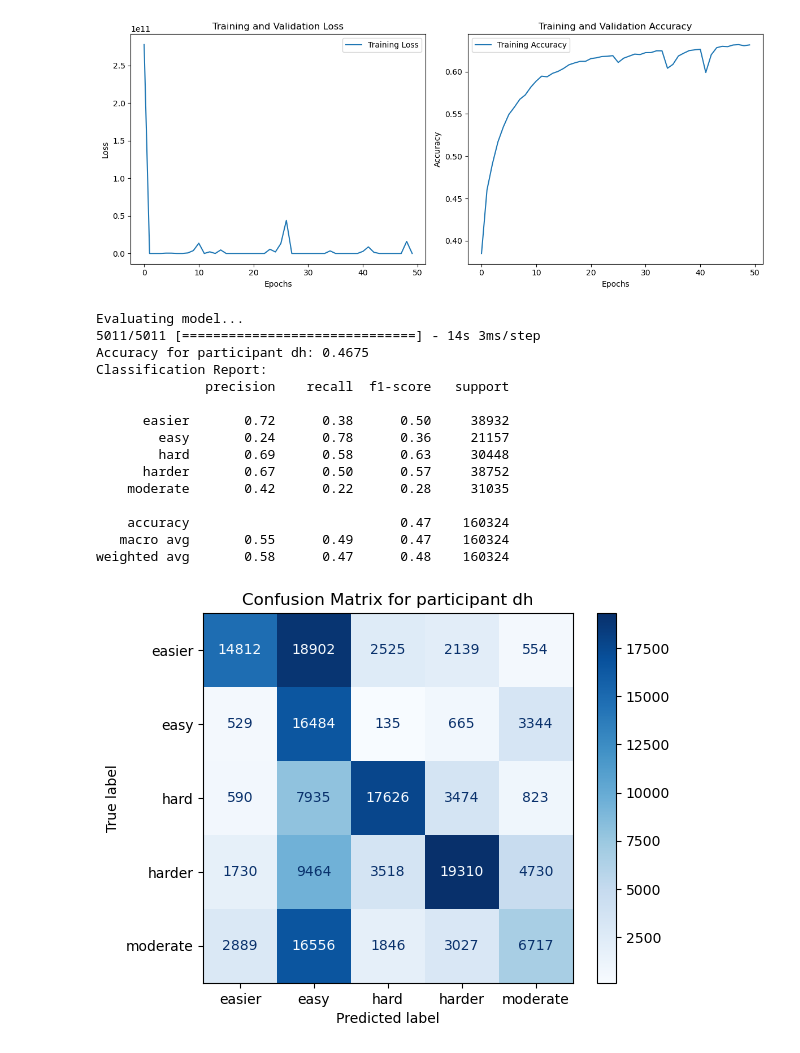
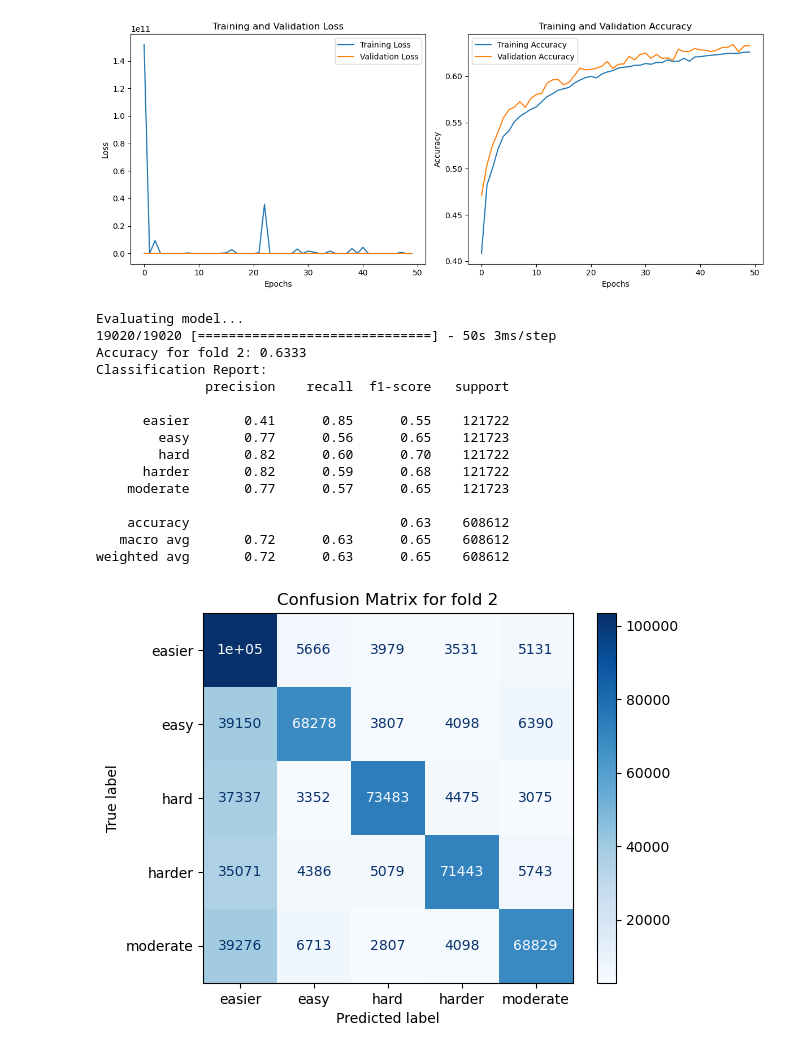
Before and after one commit to ipcarepi/ML-Models, a Jupyter notebook: LSTM execution.ipynb, the cells around one changed output. Saved outputs shown, nothing was run; the diff lists cells and outputs as text; code cells hidden in the pictures.

Commit message:
3-fold

```diff
--- a/LSTM execution.ipynb
+++ b/LSTM execution.ipynb
@@ -168,6 +168,11 @@ def loso_evaluation(X, y, participants, n_classes, hyperparameters):
         X_train, X_test = X[train_index], X[test_index]
         y_train, y_test = y[train_index], y[test_index]
 
+        # Validation split from the train set
+        val_split_idx = int(0.8 * len(X_train))  # 80% train, 20% validation
+        X_train, X_val = X_train[:val_split_idx], X_train[val_split_idx:]
+        y_train, y_val = y_train[:val_split_idx], y_train[val_split_idx:]
+
         model = create_advanced_lstm_model(
             input_shape=(X_train.shape[1], X_train.shape[2]),
             n_classes=n_classes,
@@ -178,6 +183,7 @@ def loso_evaluation(X, y, participants, n_classes, hyperparameters):
 
         le = LabelEncoder()
         y_train_cat = to_categorical(le.fit_transform(y_train))
+        y_val_cat = to_categorical(le.transform(y_val))
         y_test_cat = to_categorical(le.transform(y_test))
 
         # EarlyStopping 콜백 추가
@@ -188,10 +194,9 @@ def loso_evaluation(X, y, participants, n_classes, hyperparameters):
                             y_train_cat,
                             epochs=hyperparameters['epochs'],
                             batch_size=hyperparameters['batch_size'],
+                            validation_data=(X_val, y_val_cat),
                             callbacks=[early_stopping],
                             verbose=0)
-
-        print(history)
 
         # 학습 그래프 그리기
         plt.figure(figsize=(12, 5))
@@ -199,7 +204,7 @@ def loso_evaluation(X, y, participants, n_classes, hyperparameters):
         # Loss 그래프
         plt.subplot(1, 2, 1)
         plt.plot(history.history['loss'], label='Training Loss')
-        #plt.plot(history.history['val_loss'], label='Validation Loss')
+        plt.plot(history.history['val_loss'], label='Validation Loss')
         plt.xlabel('Epochs')
         plt.ylabel('Loss')
         plt.title('Training and Validation Loss')
@@ -208,7 +213,7 @@ def loso_evaluation(X, y, participants, n_classes, hyperparameters):
         # Accuracy 그래프
         plt.subplot(1, 2, 2)
         plt.plot(history.history['accuracy'], label='Training Accuracy')
-        #plt.plot(history.history['val_accuracy'], label='Validation Accuracy')
+        plt.plot(history.history['val_accuracy'], label='Validation Accuracy')
         plt.xlabel('Epochs')
         plt.ylabel('Accuracy')
         plt.title('Training and Validation Accuracy')
@@ -238,7 +243,7 @@ def loso_evaluation(X, y, participants, n_classes, hyperparameters):
     return np.mean(loso_scores), np.std(loso_scores)
 
 def stratified_kfold_evaluation(X, y, n_classes, hyperparameters):
-    skf = StratifiedKFold(n_splits=5, shuffle=True, random_state=42)
+    skf = StratifiedKFold(n_splits=3, shuffle=True, random_state=42)
 
     fold_accuracies = []
     le = LabelEncoder()
@@ -270,9 +275,32 @@ def stratified_kfold_evaluation(X, y, n_classes, hyperparameters):
             epochs=hyperparameters['epochs'],
             batch_size=hyperparameters['batch_size'],
             validation_data=(X_test, y_test_cat),
-            callbacks=[early_stopping],
             verbose=0
         )
+
+        # 학습 그래프 그리기
+        plt.figure(figsize=(12, 5))
+
+        # Loss 그래프
+        plt.subplot(1, 2, 1)
+        plt.plot(history.history['loss'], label='Training Loss')
+        plt.plot(history.history['val_loss'], label='Validation Loss')
+        plt.xlabel('Epochs')
+        plt.ylabel('Loss')
+        plt.title('Training and Validation Loss')
+        plt.legend()
+
+        # Accuracy 그래프
+        plt.subplot(1, 2, 2)
+        plt.plot(history.history['accuracy'], label='Training Accuracy')
+        plt.plot(history.history['val_accuracy'], label='Validation Accuracy')
+        plt.xlabel('Epochs')
+        plt.ylabel('Accuracy')
+        plt.title('Training and Validation Accuracy')
+        plt.legend()
+
+        plt.tight_layout()
+        plt.show()
 
         print("Evaluating model...")
         y_pred = model.predict(X_test)
@@ -368,9 +396,9 @@ def main():
     }
 
     try:
-        print("\nStarting loso evaluation with best hyperparameters...")
-        loso_mean, loso_std = loso_evaluation(X, y, participants, n_classes, best_hyperparameters)
-        print(f"\nLoso evaluation results:")
+        print("\nStarting kfold evaluation with best hyperparameters...")
+        loso_mean, loso_std = stratified_kfold_evaluation(X, y, n_classes, best_hyperparameters)
+        print(f"\nkfold evaluation results:")
         print(f"Mean accuracy: {loso_mean:.4f} (+/- {loso_std:.4f})")
 
         # Create and train the final model on all data
@@ -401,7 +429,7 @@ def main():
 
     except Exception as e:
         import traceback
-        print(f"An error occurred during the loso evaluation or model saving:")
+        print(f"An error occurred during the kfold evaluation or model saving:")
         print(str(e))
         print("Traceback:")
         traceback.print_exc()
@@ -463,17 +476,17 @@ WARNING:tensorflow:Early stopping conditioned on metric `val_loss` which is not
-[figure, old version]
+[figure, new version]
 Evaluating model...
-5011/5011 [==============================] - 14s 3ms/step
-Accuracy for participant dh: 0.4675
+19020/19020 [==============================] - 50s 3ms/step
+Accuracy for fold 2: 0.6333
 Classification Report:
               precision    recall  f1-score   support
 
-      easier       0.72      0.38      0.50     38932
-        easy       0.24      0.78      0.36     21157
-        hard       0.69      0.58      0.63     30448
-      harder       0.67      0.50      0.57     38752
-    moderate       0.42      0.22      0.28     31035
+      easier       0.41      0.85      0.55    121722
+        easy       0.77      0.56      0.65    121723
+        hard       0.82      0.60      0.70    121722
+      harder       0.82      0.59      0.68    121722
+    moderate       0.77      0.57      0.65    121723
 
-    accuracy                           0.47    160324
-   macro avg       0.55      0.49      0.47    160324
-weighted avg       0.58      0.47      0.48    160324
+    accuracy                           0.63    608612
+   macro avg       0.72      0.63      0.65    608612
+weighted avg       0.72      0.63      0.65    608612
-[figure, old version]
+[figure, new version]
```
Also changed, not shown: parts of 1 cell of this notebook.
